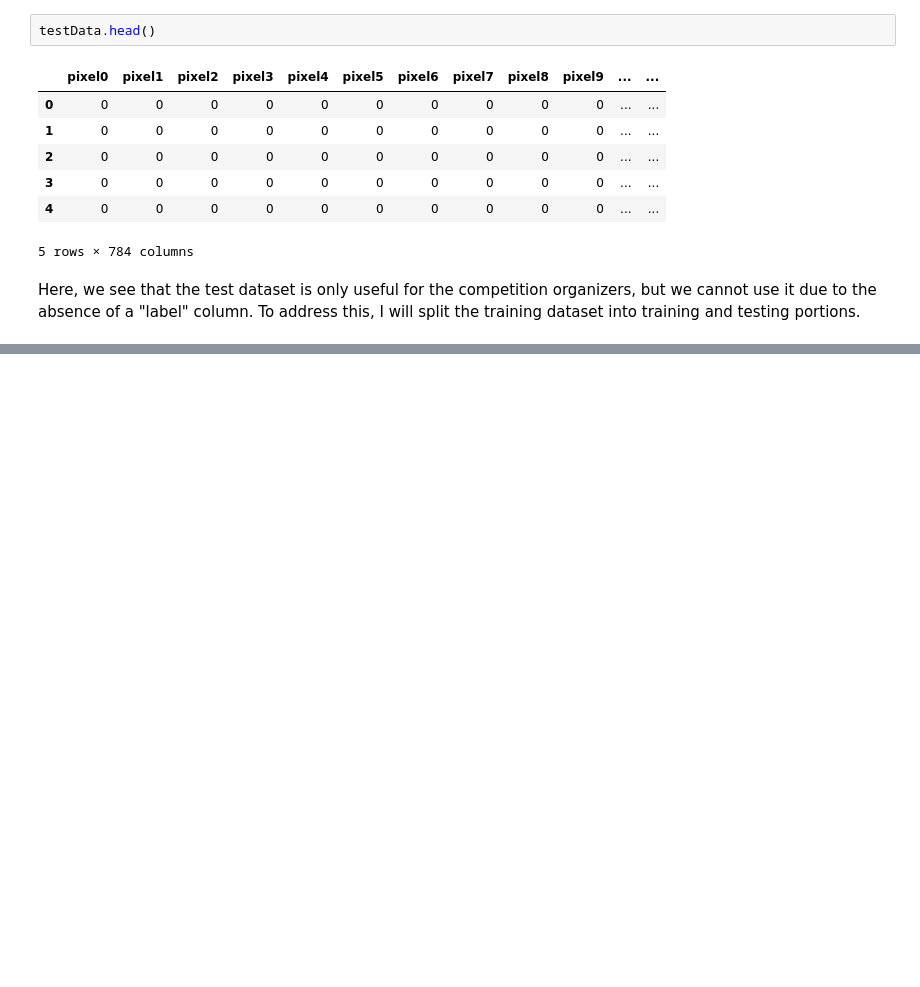
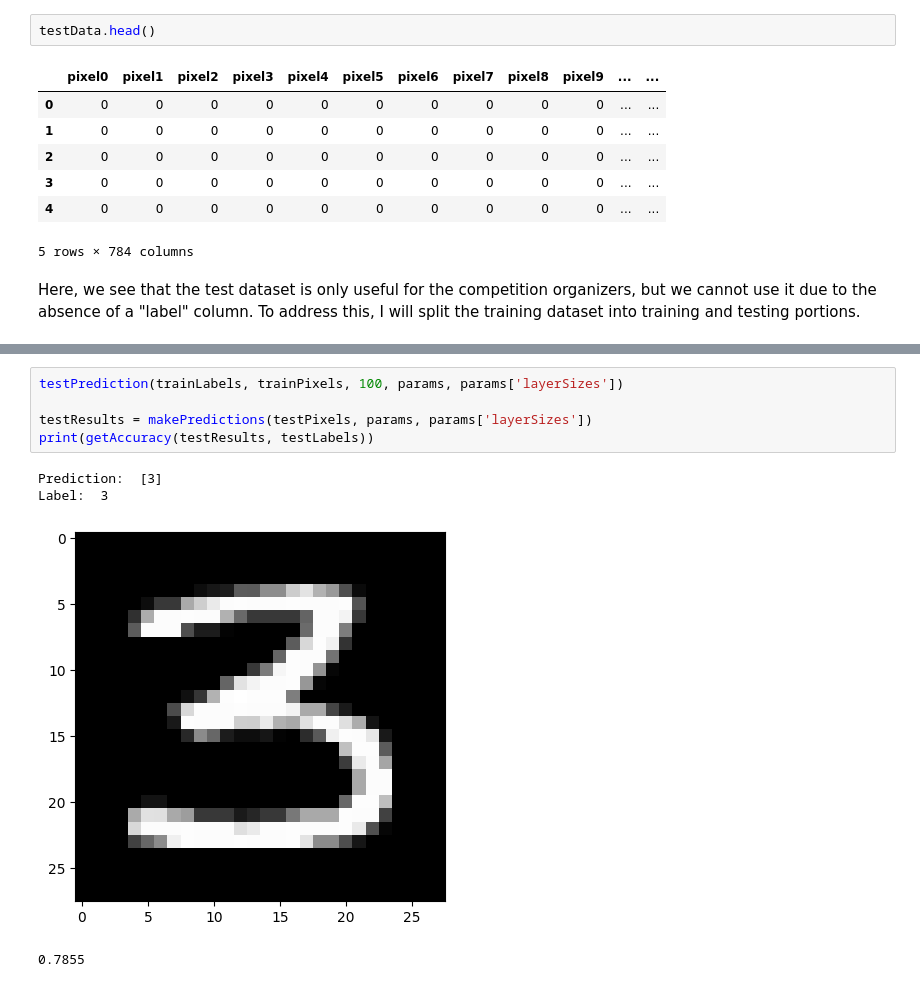
Before and after one commit to CesareFaccio/MNIST-Classification-From-Scratch, a Jupyter notebook: MNISTnotebook.ipynb, the cells around one changed output, grey strips where cells are left out. Cells and saved outputs as stored; diff of their text form; blank space fills up the shorter version.

```diff
--- a/MNISTnotebook.ipynb
+++ b/MNISTnotebook.ipynb
@@ -209,0 +191,10 @@ get_accuracy(testResults, testLabels)
+# %%
+testPrediction(trainLabels, trainPixels, 100, params, params['layerSizes'])
+
+testResults = makePredictions(testPixels, params, params['layerSizes'])
+print(getAccuracy(testResults, testLabels))
+# %% [output]
+Prediction:  [3]
+Label:  3
+[figure, added]
+0.7855
```
Also changed, not shown: parts of 19 cells of this notebook.
